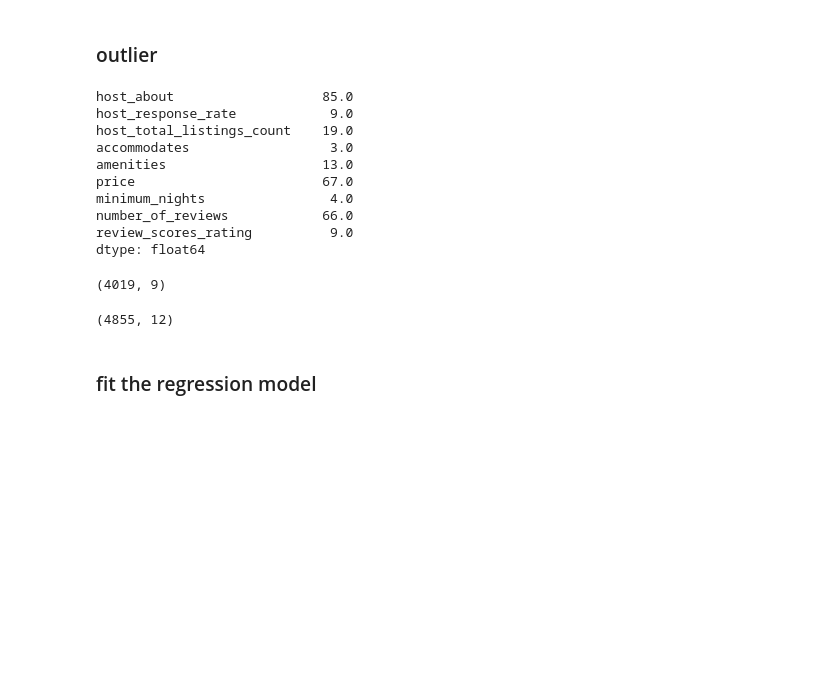
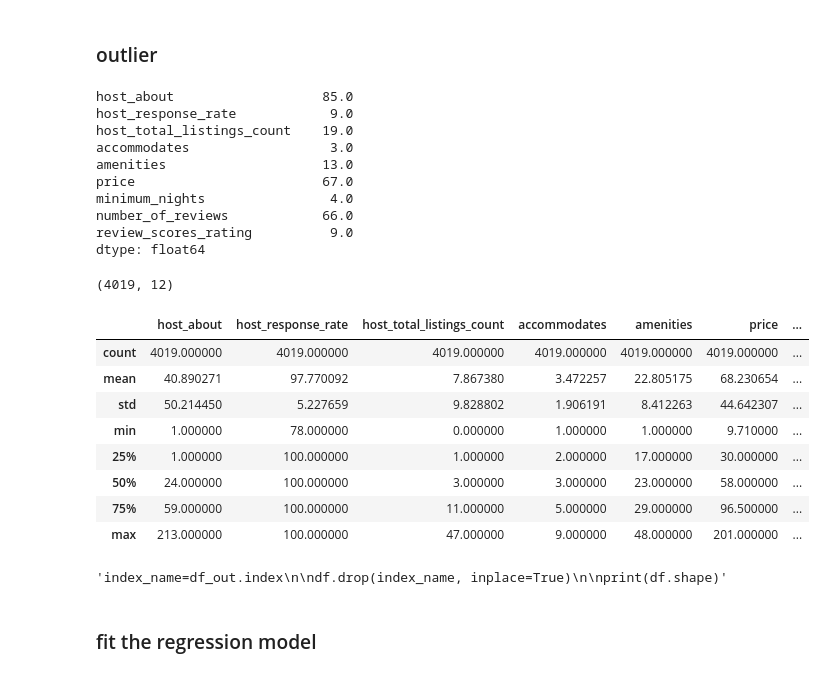
Before and after one commit to Jiawei997/qm, a Jupyter notebook: regression.ipynb, the cells around one changed output. Cells and saved outputs as stored; diff of their text form; code cells hidden in the pictures; blank space fills up the shorter version.

```diff
--- a/regression.ipynb
+++ b/regression.ipynb
@@ -184,7 +217,7 @@ Q3 = df_o1.quantile(0.75)
 IQR = Q3 - Q1
 print(IQR)
 
-df_out = df_o1[~((df_o1 < (Q1 - 1.5 * IQR)) |(df_o1 > (Q3 + 1.5 * IQR))).any(axis=1)]
+df_out = df[~((df_o1 < (Q1 - 1.5 * IQR)) |(df_o1 > (Q3 + 1.5 * IQR))).any(axis=1)]
 df_out.shape
 # %% [output]
 host_about                   85.0
@@ -197,13 +230,25 @@ minimum_nights                4.0
 number_of_reviews            66.0
 review_scores_rating          9.0
 dtype: float64
-(4019, 9)
+(4019, 12)
+# %%
+df_out.describe()
+# %% [output]
+|  | host_about | host_response_rate | host_total_listings_count | accommodates | amenities | price | ... |
+| count | 4019.000000 | 4019.000000 | 4019.000000 | 4019.000000 | 4019.000000 | 4019.000000 | ... |
+| mean | 40.890271 | 97.770092 | 7.867380 | 3.472257 | 22.805175 | 68.230654 | ... |
+| std | 50.214450 | 5.227659 | 9.828802 | 1.906191 | 8.412263 | 44.642307 | ... |
+| min | 1.000000 | 78.000000 | 0.000000 | 1.000000 | 1.000000 | 9.710000 | ... |
+| 25% | 1.000000 | 100.000000 | 1.000000 | 2.000000 | 17.000000 | 30.000000 | ... |
+| 50% | 24.000000 | 100.000000 | 3.000000 | 3.000000 | 23.000000 | 58.000000 | ... |
+| 75% | 59.000000 | 100.000000 | 11.000000 | 5.000000 | 29.000000 | 96.500000 | ... |
+| max | 213.000000 | 100.000000 | 47.000000 | 9.000000 | 48.000000 | 201.000000 | ... |
 # %%
-index_name=df_out.index
+'''index_name=df_out.index
 
 df.drop(index_name, inplace=True)
 
-print(df.shape)
+print(df.shape)'''
 # %% [output]
-(4855, 12)
+'index_name=df_out.index\n\ndf.drop(index_name, inplace=True)\n\nprint(df.shape)'
 # %%
```
Also changed, not shown: parts of 22 cells of this notebook.
